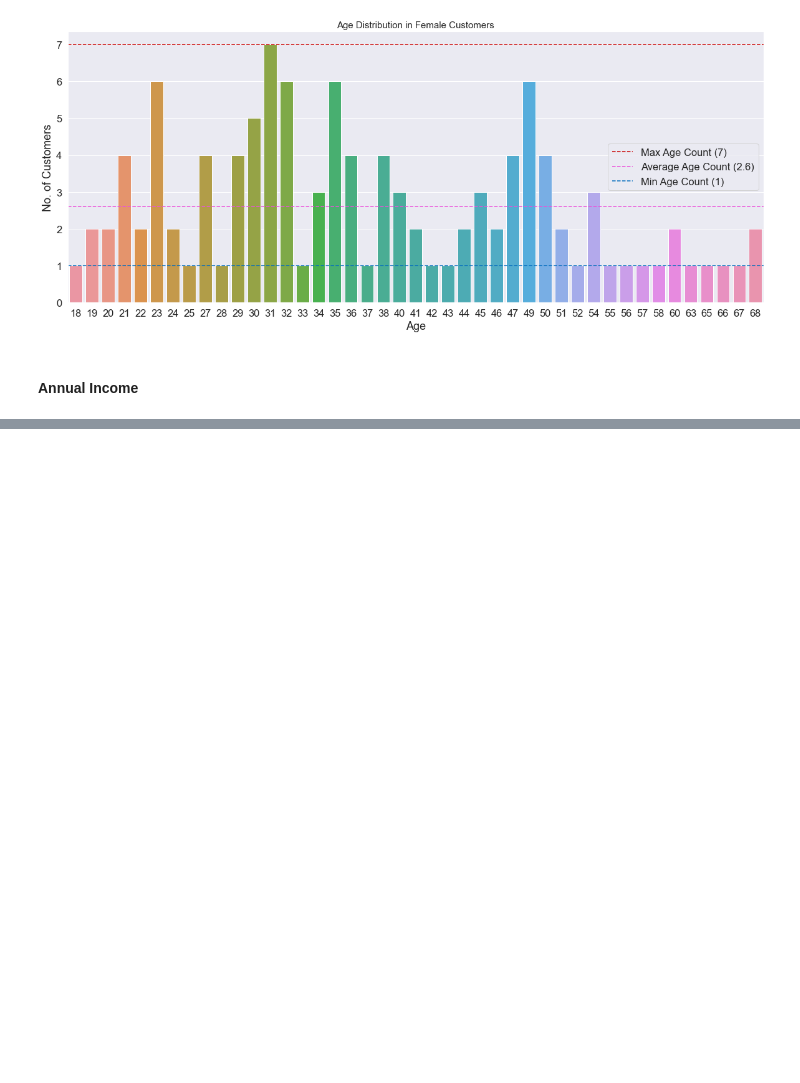
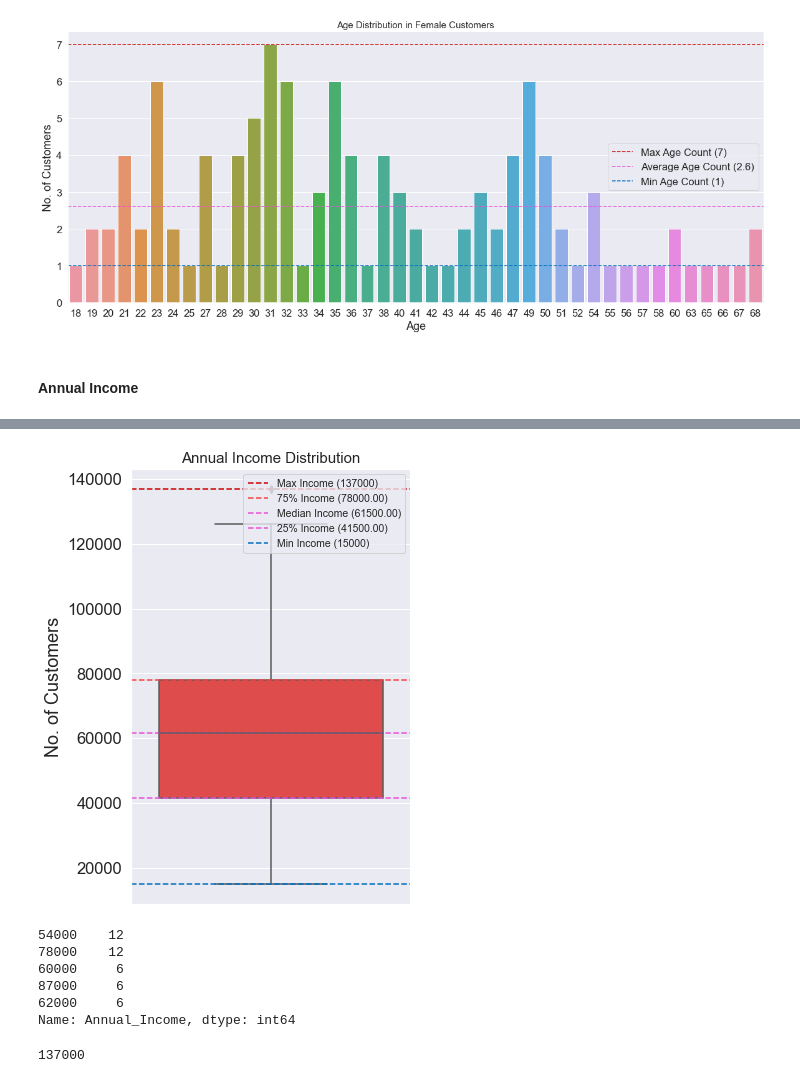
Before and after one commit to mayursrt/customer-segmentation-using-k-means, a Jupyter notebook: Customer Segmentation.ipynb, the cells around one changed output, grey strips where cells are left out. Drawn from its saved outputs; the diff is of its cells as text; code cells hidden in the pictures; blank space fills up the shorter version.

```diff
--- a/Customer Segmentation.ipynb
+++ b/Customer Segmentation.ipynb
@@ -493,0 +522,31 @@ plt.show()
+# %%
+# Visualizing statistical data about Annual Income column
+fig, ax = plt.subplots(figsize=(5,8))
+sns.set(font_scale=1.5)
+ax = sns.boxplot(y=data["Annual_Income"], color="#f73434")
+ax.axhline(y=data["Annual_Income"].max(), linestyle='--',color='#c90404', label=f'Max Income ({data.Annual_Income.max()})')
+ax.axhline(y=data["Annual_Income"].describe()[6], linestyle='--',color='#f74343', label=f'75% Income ({data.Annual_Income.describe()[6]:.2f})')
+ax.axhline(y=data["Annual_Income"].median(), linestyle='--',color='#eb50db', label=f'Median Income ({data.Annual_Income.median():.2f})')
+ax.axhline(y=data["Annual_Income"].describe()[4], linestyle='--',color='#eb50db', label=f'25% Income ({data.Annual_Income.describe()[4]:.2f})')
+ax.axhline(y=data["Annual_Income"].min(), linestyle='--',color='#046ebf', label=f'Min Income ({data.Annual_Income.min()})')
+ax.legend(fontsize='xx-small', loc='upper right')
+ax.set_ylabel('No. of Customers')
+
+plt.title('Annual Income Distribution', fontsize = 15)
+plt.show()
+# %% [output]
+[figure, added]
+# %%
+# Distribution of Annual Income
+data['Annual_Income'].value_counts().head()
+# %% [output]
+54000    12
+78000    12
+60000     6
+87000     6
+62000     6
+Name: Annual_Income, dtype: int64
+# %%
+data['Annual_Income'].max()
+# %% [output]
+137000
```
Also changed, not shown: parts of 11 cells of this notebook.
